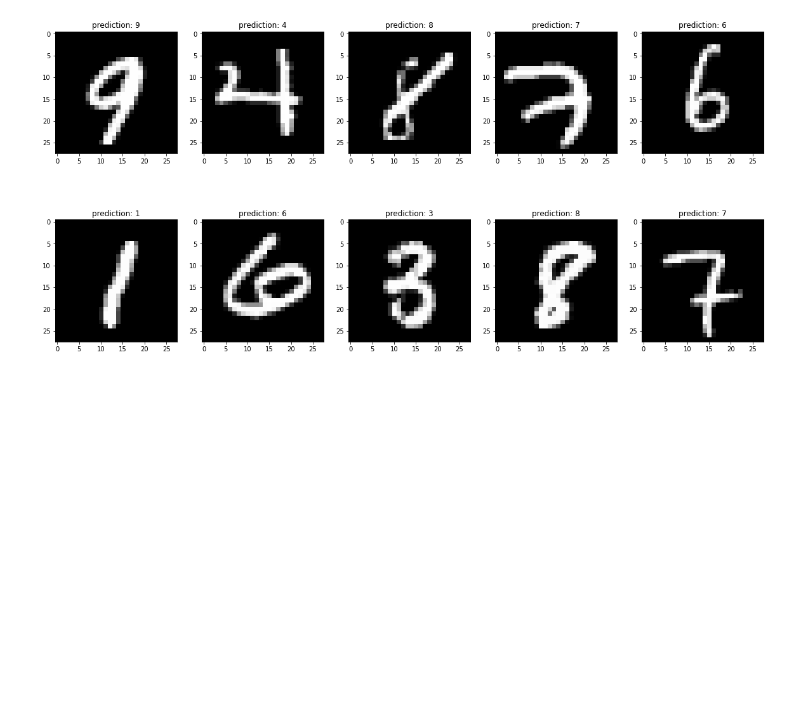
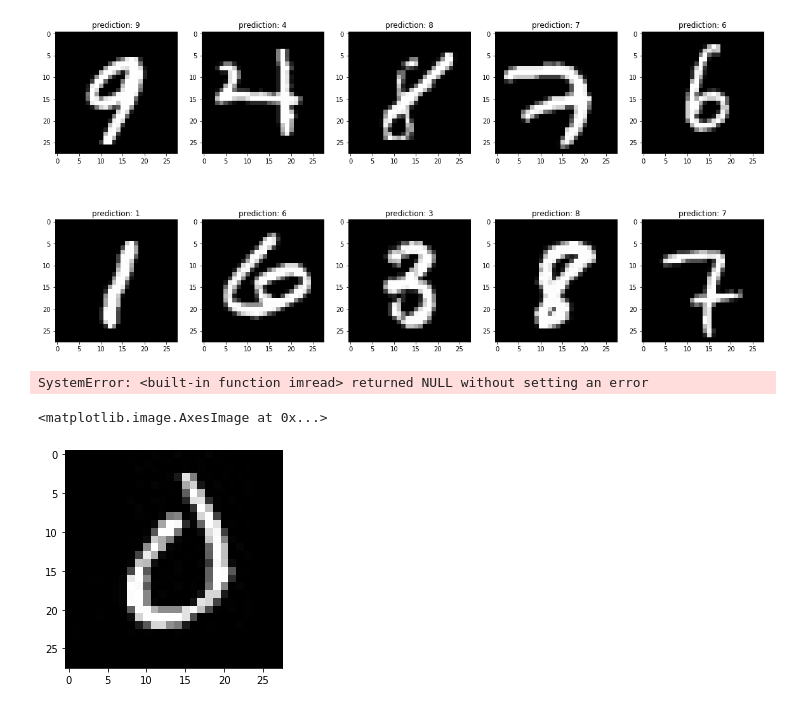
Before and after one commit to rohitrrg/handwritten-digit-reconizer, a Jupyter notebook: training.ipynb, the cells around one changed output. Cells and saved outputs as stored; diff of their text form; code cells hidden in the pictures; blank space fills up the shorter version.

```diff
--- a/training.ipynb
+++ b/training.ipynb
@@ -160,0 +170,11 @@ for s in sample:
+# %%
+c = cv2.imread(data[0])
+# %% [output]
+SystemError: <built-in function imread> returned NULL without setting an error
+# %%
+img = cv2.imread('templates/images/0.jpeg')
+# %%
+plt.imshow(img)
+# %% [output]
+<matplotlib.image.AxesImage at 0x...>
+[figure, added]
```
Also changed, not shown: parts of 4 cells of this notebook, 7 other files.
